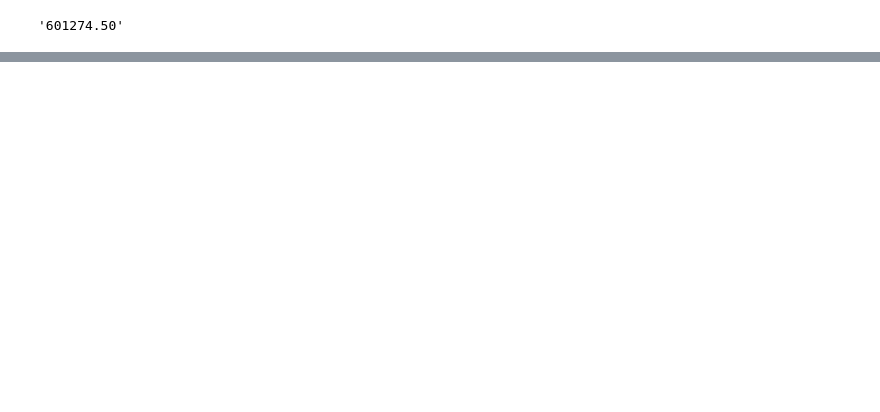
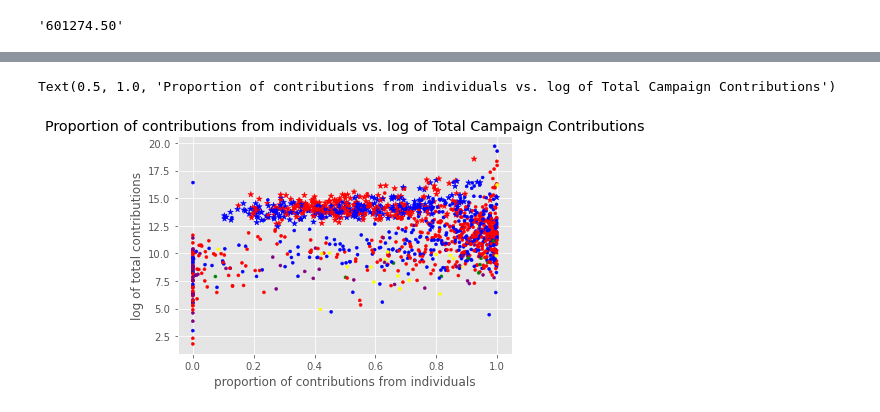
Before and after one commit to mobrien829/python-project-nycdsa, a Jupyter notebook: data_analysis.ipynb, the cells around one changed output, grey strips where cells are left out. Cells and saved outputs as stored; diff of their text form; code cells hidden in the pictures; blank space fills up the shorter version.

```diff
--- a/data_analysis.ipynb
+++ b/data_analysis.ipynb
@@ -104,0 +113,4 @@ parsed_df['can_con'] = parsed_df.can_con.map(lambda x: float(re.sub('[^0-9\.]',
+# %%
+# winners and losers
+winner_df = parsed_df[parsed_df["winner"] == 'Y']
+loser_df = parsed_df[parsed_df["winner"] == 'N']
@@ -104,0 +173,28 @@ parsed_df['can_con'] = parsed_df.can_con.map(lambda x: float(re.sub('[^0-9\.]',
+# %%
+individual_con_percentage_win = winner_df["ind_con"]/winner_df["tot_con"]
+total_con_log_win = np.log(winner_df["tot_con"])
+party_winner = winner_df['can_par_aff']
+
+individual_con_percentage_lose = loser_df["ind_con"]/loser_df["tot_con"]
+total_con_log_lose = np.log(loser_df["tot_con"])
+party_lose = loser_df['can_par_aff']
+
+new_df_wins = pd.DataFrame(dict(party=party_winner, ind_con_percentage=individual_con_percentage_win, total_con_log=total_con_log_win))
+new_df_lose = pd.DataFrame(dict(party=party_lose, ind_con_percentage=individual_con_percentage_lose, total_con_log=total_con_log_lose))
+
+
+fig, ax = plt.subplots()
+'REP', 'DEM', 'LIB', 'IND', 'GRE'
+colors = {'REP': 'red', 'DEM': 'blue', 'IND': 'purple', 'LIB': 'yellow', 'GRE': 'green'}
+
+
+ax.scatter(new_df_wins['ind_con_percentage'], new_df_wins['total_con_log'], c=new_df_wins['party'].map(colors), marker="*")
+ax.scatter(new_df_lose['ind_con_percentage'], new_df_lose['total_con_log'], c=new_df_lose['party'].map(colors), marker=".")
+
+
+plt.xlabel('proportion of contributions from individuals')
+plt.ylabel('log of total contributions')
+plt.title("Proportion of contributions from individuals vs. log of Total Campaign Contributions")
+# %% [output]
+Text(0.5, 1.0, 'Proportion of contributions from individuals vs. log of Total Campaign Contributions')
+[figure, added]
```
Also changed, not shown: parts of 29 cells of this notebook.
